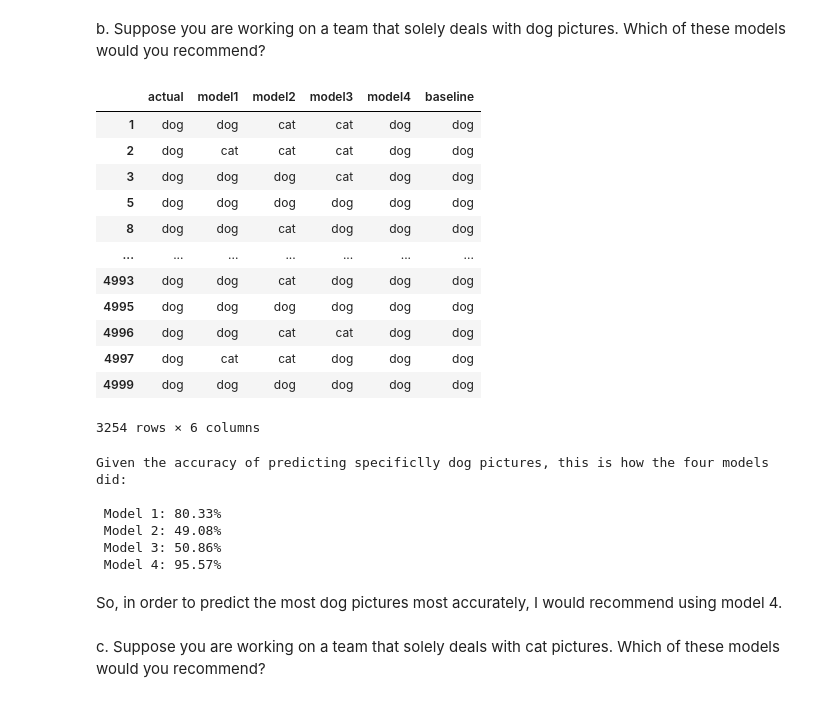
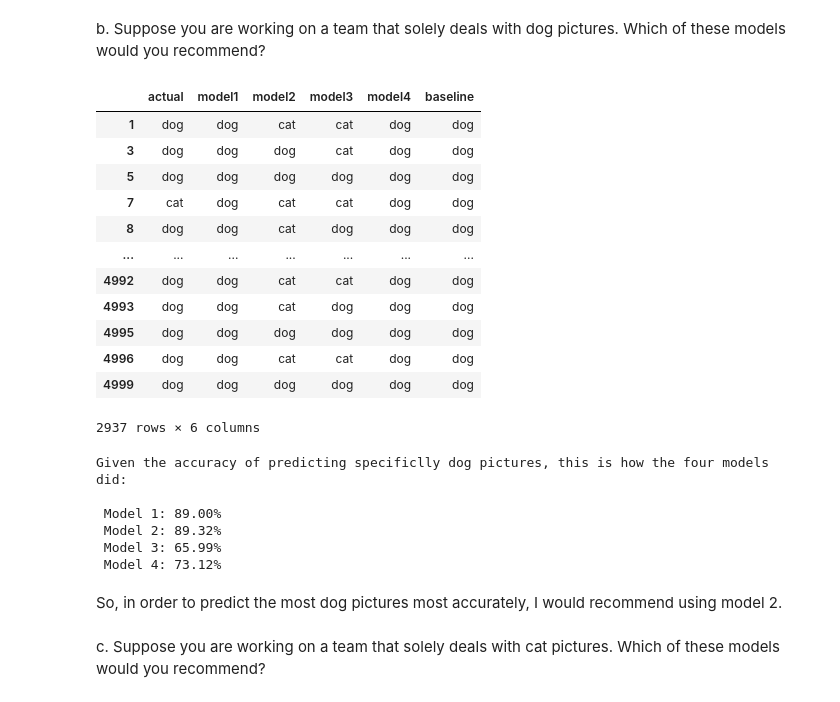
Before and after one commit to caroline-miller0921/classification_exercises, a Jupyter notebook: model_evaluation.ipynb, the cells around one changed output. Cells and saved outputs as stored; diff of their text form; code cells hidden in the pictures.

```diff
--- a/model_evaluation.ipynb
+++ b/model_evaluation.ipynb
@@ -316,19 +323,22 @@ b. Suppose you are working on a team that solely deals with dog pictures. Which
 # measures the positive values which we can control as 'dog'
 # %%
-subset = pet_df[pet_df.actual == 'dog']
-subset
+pos_model1 = pet_df[pet_df.model1 == 'dog']
+pos_model2 = pet_df[pet_df.model2 == 'dog']
+pos_model3 = pet_df[pet_df.model3 == 'dog']
+pos_model4 = pet_df[pet_df.model4 == 'dog']
+pos_model1
 # %% [output]
 |  | actual | model1 | model2 | model3 | model4 | baseline |
 | 1 | dog | dog | cat | cat | dog | dog |
-| 2 | dog | cat | cat | cat | dog | dog |
 | 3 | dog | dog | dog | cat | dog | dog |
 | 5 | dog | dog | dog | dog | dog | dog |
+| 7 | cat | dog | cat | cat | dog | dog |
 | 8 | dog | dog | cat | dog | dog | dog |
 | ... | ... | ... | ... | ... | ... | ... |
+| 4992 | dog | dog | cat | cat | dog | dog |
 | 4993 | dog | dog | cat | dog | dog | dog |
 | 4995 | dog | dog | dog | dog | dog | dog |
 | 4996 | dog | dog | cat | cat | dog | dog |
-| 4997 | dog | cat | cat | dog | dog | dog |
 | 4999 | dog | dog | dog | dog | dog | dog |
-3254 rows × 6 columns
+2937 rows × 6 columns
 # %%
@@ -339,18 +349,18 @@ model4_recall = (subset.actual == subset.model4).mean()
 # %%
 print(f'Given the accuracy of predicting specificlly dog pictures, this is how the four models did:\n')
-print(f' Model 1: {model1_recall:.2%}')
-print(f' Model 2: {model2_recall:.2%}')
-print(f' Model 3: {model3_recall:.2%}')
-print(f' Model 4: {model4_recall:.2%}')
+print(f' Model 1: {model1_precision:.2%}')
+print(f' Model 2: {model2_precision:.2%}')
+print(f' Model 3: {model3_precision:.2%}')
+print(f' Model 4: {model4_precision:.2%}')
 # %% [output]
 Given the accuracy of predicting specificlly dog pictures, this is how the four models did:
 
- Model 1: 80.33%
- Model 2: 49.08%
- Model 3: 50.86%
- Model 4: 95.57%
+ Model 1: 89.00%
+ Model 2: 89.32%
+ Model 3: 65.99%
+ Model 4: 73.12%
 # %% [markdown]
-So, in order to predict the most dog pictures most accurately, I would recommend using model 4.
+So, in order to predict the most dog pictures most accurately, I would recommend using model 2.
 # %% [markdown]
 c. Suppose you are working on a team that solely deals with cat pictures. Which of these models would you recommend?
 # %% [markdown]
```
Also changed, not shown: parts of 12 cells of this notebook, 2 other files.
